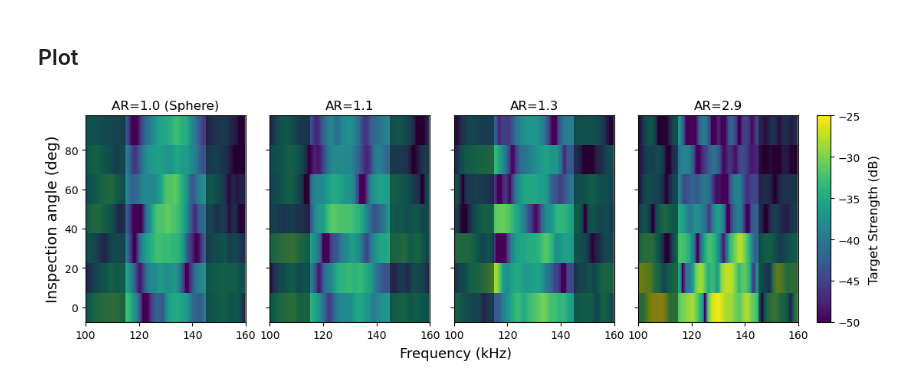
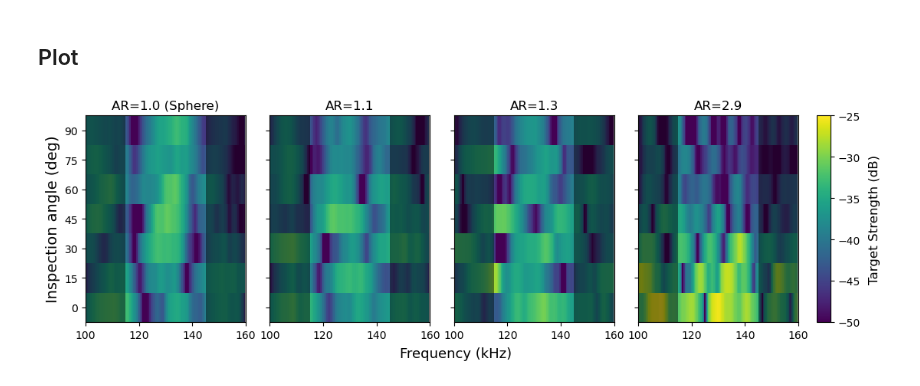
Before and after one commit to leewujung/porpoise_spheroid, a Jupyter notebook: notebooks_fig/fig_echo_allAR.ipynb, the cells around one changed output. Drawn from its saved outputs; the diff is of its cells as text; code cells hidden in the pictures.

```diff
--- a/notebooks_fig/fig_echo_allAR.ipynb
+++ b/notebooks_fig/fig_echo_allAR.ipynb
@@ -85,31 +85,32 @@ for seq_ar, echo_ar in enumerate([echo10, echo11, echo13, echo29]):
         extent=(freq[0], freq[1]/1e3, angle[1], angle[0]),  # note inverted Y
         vmin=vmin, vmax=vmax, cmap=cmap
     )
     im.append(im_tmp)
 
 for axx in ax:
     axx.set_xlim(100, 160)
     axx.set_ylim(angle[0], angle[1])
     axx.fill_betweenx(y=np.arange(-10, 100), x1=0, x2=115, facecolor="k", alpha=0.45)
     axx.fill_betweenx(y=np.arange(-10, 100), x1=145, x2=200, facecolor="k", alpha=0.45)
 
 ax_pos = ax[3].get_position()
 cax = plt.axes([ax_pos.x0+ax_pos.width+0.02, ax_pos.y0, 0.015, ax_pos.height])
 cbar = plt.colorbar(im[2], cax=cax, orientation="vertical")
 cbar.ax.set_ylabel("Target Strength (dB)", fontsize=12, labelpad=8)
 
+ax[0].set_yticks(np.arange(0, 100, 15))
 ax[0].set_title("AR=1.0 (Sphere)", fontsize=12)
 ax[1].set_title("AR=1.1", fontsize=12)
 ax[2].set_title("AR=1.3", fontsize=12)
 ax[3].set_title("AR=2.9", fontsize=12)
 ax[0].set_ylabel("Inspection angle (deg)", fontsize=14)
 ax[1].set_xlabel(
     "                                                Frequency (kHz)",
     fontsize=13, labelpad=6
 )
 
 plt.show()
 
 fig.savefig(fig_path / "fig_echo_spectra_all.png", dpi=300, bbox_inches="tight")
 # %% [output]
-[figure, old version]
+[figure, new version]
```
